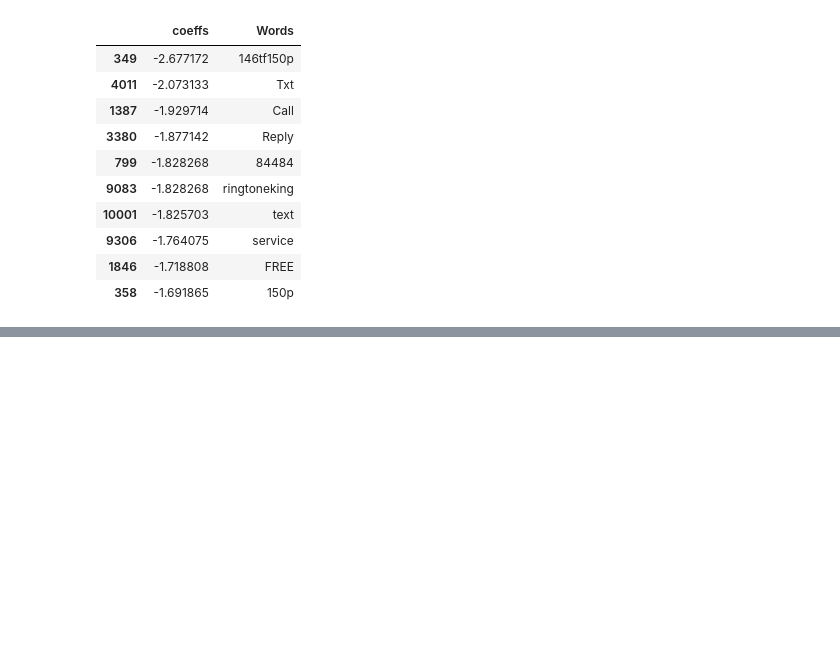
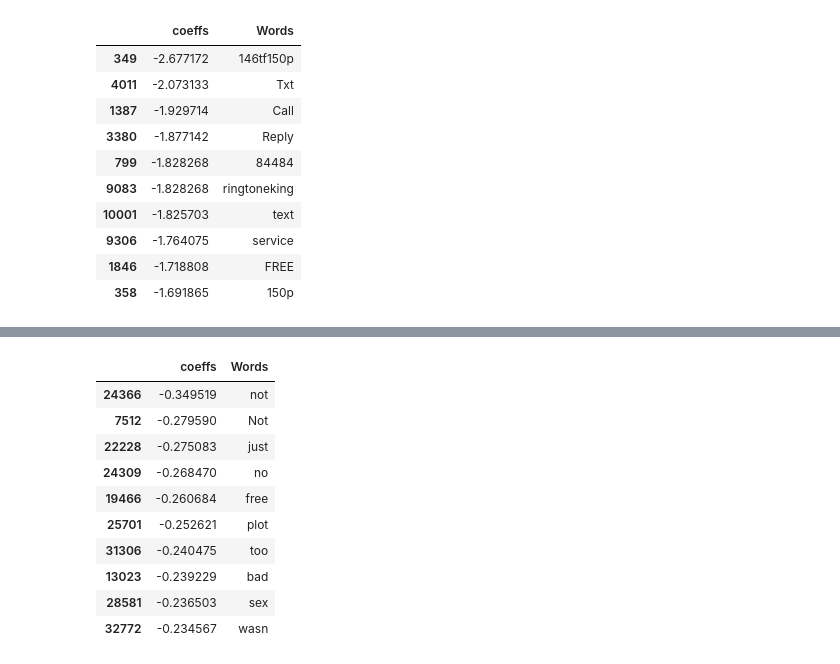
Before and after one commit to ua-dsf/ML_sprint, a Jupyter notebook: sprint2_classification/sprint2_hands_on.ipynb, the cells around one changed output, grey strips where cells are left out. Saved outputs shown, nothing was run; the diff lists cells and outputs as text; code cells hidden in the pictures; blank space fills up the shorter version.

```diff
--- a/sprint2_classification/sprint2_hands_on.ipynb
+++ b/sprint2_classification/sprint2_hands_on.ipynb
@@ -130,0 +182,15 @@ coeff_df.nsmallest(10, 'coeffs')
+# %%
+# Words with highest coefficients -> predictive of 'bad reviews'
+coeff_df.nsmallest(10, 'coeffs')
+# %% [output]
+|  | coeffs | Words |
+| 24366 | -0.349519 | not |
+| 7512 | -0.279590 | Not |
+| 22228 | -0.275083 | just |
+| 24309 | -0.268470 | no |
+| 19466 | -0.260684 | free |
+| 25701 | -0.252621 | plot |
+| 31306 | -0.240475 | too |
+| 13023 | -0.239229 | bad |
+| 28581 | -0.236503 | sex |
+| 32772 | -0.234567 | wasn |
```
Also changed, not shown: parts of 15 cells of this notebook, 3 other files.
